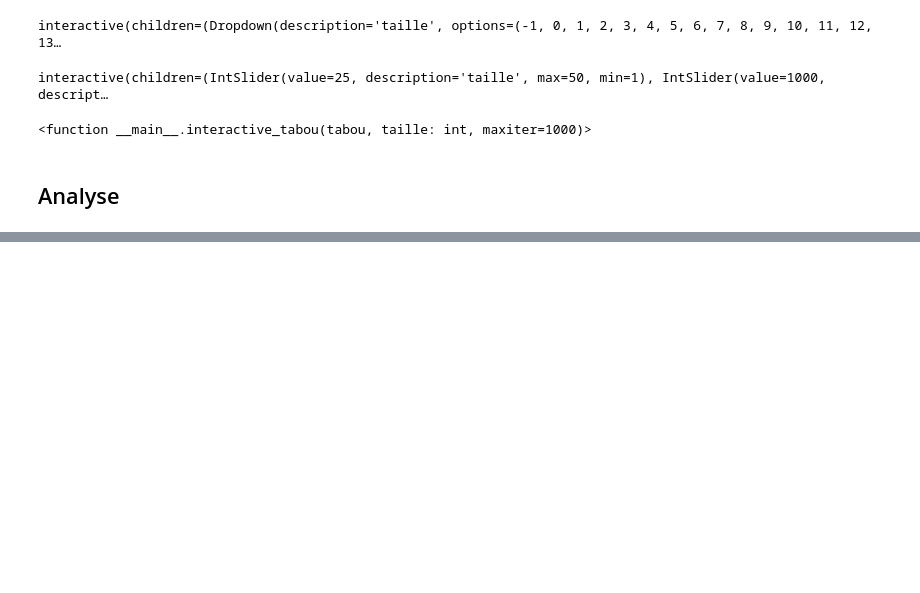
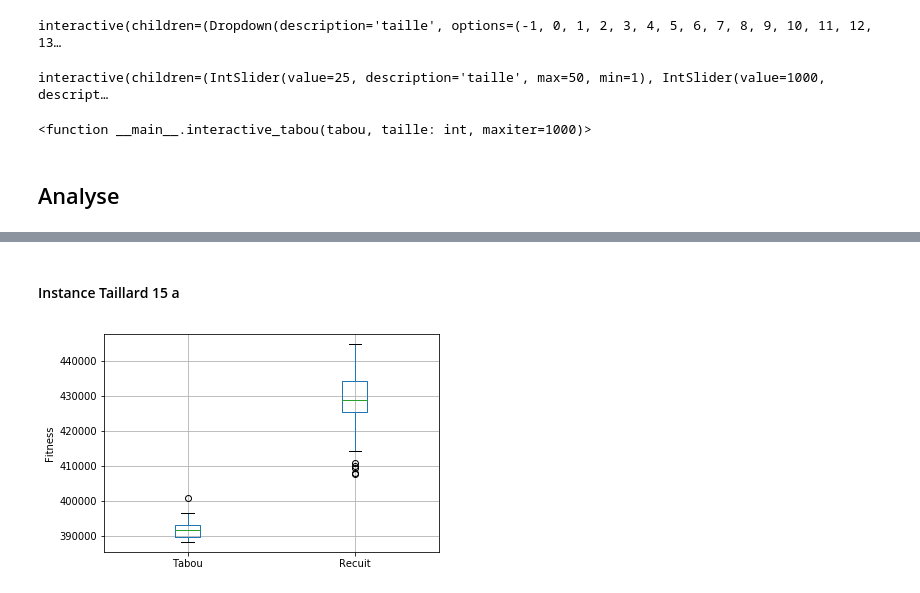
Before and after one commit to Ruseur/QuadracticAssignmentProblem, a Jupyter notebook: QuadraticAssignmentProblem.ipynb, the cells around one changed output, grey strips where cells are left out. Drawn from its saved outputs; the diff is of its cells as text; code cells hidden in the pictures; blank space fills up the shorter version.

```diff
--- a/QuadraticAssignmentProblem.ipynb
+++ b/QuadraticAssignmentProblem.ipynb
@@ -397,0 +421,6 @@ display(ui, out)
+# %% [markdown]
+#### Instance Taillard 15 a
+# %%
+csv_to_boxplot('tai15a',1)
+# %% [output]
+[figure, added]
```
Also changed, not shown: parts of 36 cells of this notebook, 11 other files.
